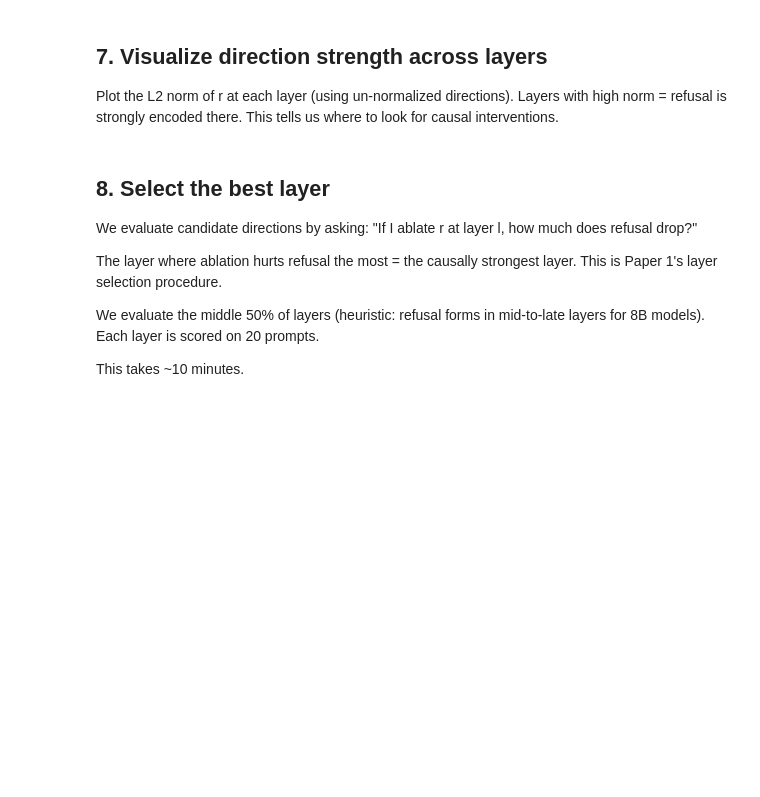
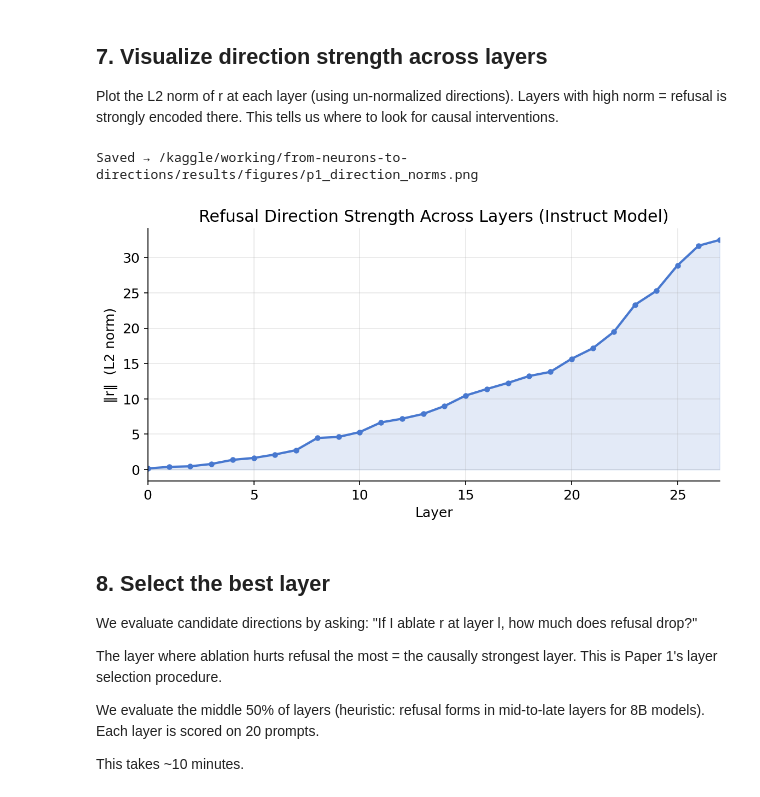
Before and after one commit to jefri021/from-neurons-to-directions, a Jupyter notebook: notebooks/01_replication_p1.ipynb, the cells around one changed output. Drawn from its saved outputs; the diff is of its cells as text; code cells hidden in the pictures; blank space fills up the shorter version.

Commit message:
paths fixed

```diff
--- a/notebooks/01_replication_p1.ipynb
+++ b/notebooks/01_replication_p1.ipynb
@@ -310,10 +275,10 @@ We use normalized directions so all layers are on the same scale when
 we compare cosine similarities later.
 # %%
 harmful_acts  = ActivationStore.load(
-    "/kaggle/working/results/activations/instruct/harmful_residual.pt"
+    "/kaggle/working/from-neurons-to-directions/activations/instruct/harmful_residual.pt"
 )
 harmless_acts = ActivationStore.load(
-    "/kaggle/working/results/activations/instruct/harmless_residual.pt"
+    "/kaggle/working/from-neurons-to-directions/activations/instruct/harmless_residual.pt"
 )
 
 # Normalized directions (unit vectors) — used for cosine similarity comparisons
@@ -330,5 +295,5 @@ print(f"Directions computed for {len(directions)} layers.")
 print(f"Direction vector shape: {directions[0].shape}")   # [hidden_size]
 
 # Save for later notebooks
-torch.save(directions, "/kaggle/working/results/directions.pt")
-print("Directions saved → /kaggle/working/results/directions.pt")
+torch.save(directions, "/kaggle/working/from-neurons-to-directions/directions.pt")
+print("Directions saved → /kaggle/working/from-neurons-to-directions/directions.pt")
@@ -341,10 +314,13 @@ This tells us where to look for causal interventions.
 # %%
 fig = plot_direction_norms(
     directions_raw,
     title="Refusal Direction Strength Across Layers (Instruct Model)",
-    save_path="/kaggle/working/results/figures/p1_direction_norms.png",
+    save_path="/kaggle/working/from-neurons-to-directions/results/figures/p1_direction_norms.png",
 )
 plt.show()
+# %% [output]
+Saved → /kaggle/working/from-neurons-to-directions/results/figures/p1_direction_norms.png
+[figure, added]
 # %% [markdown]
 ## 8. Select the best layer
 
```
Also changed, not shown: parts of 8 cells of this notebook, 5 other files.
